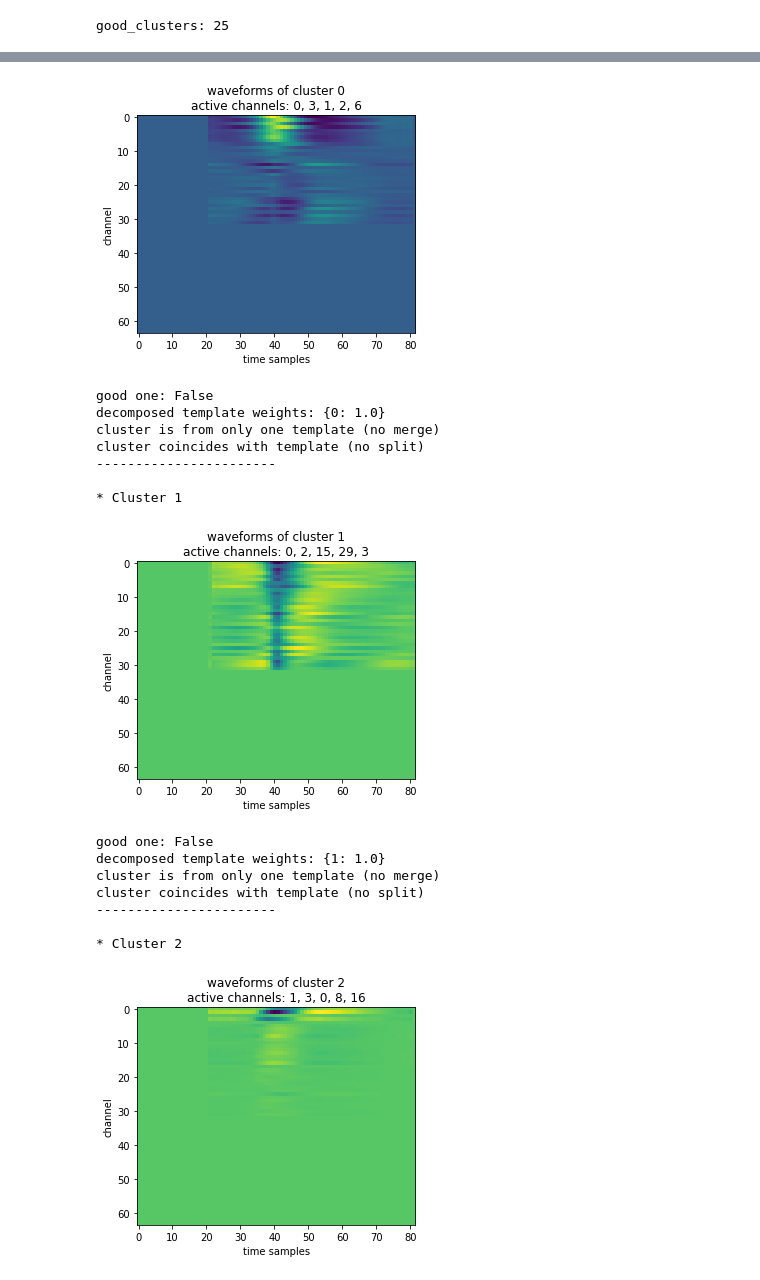
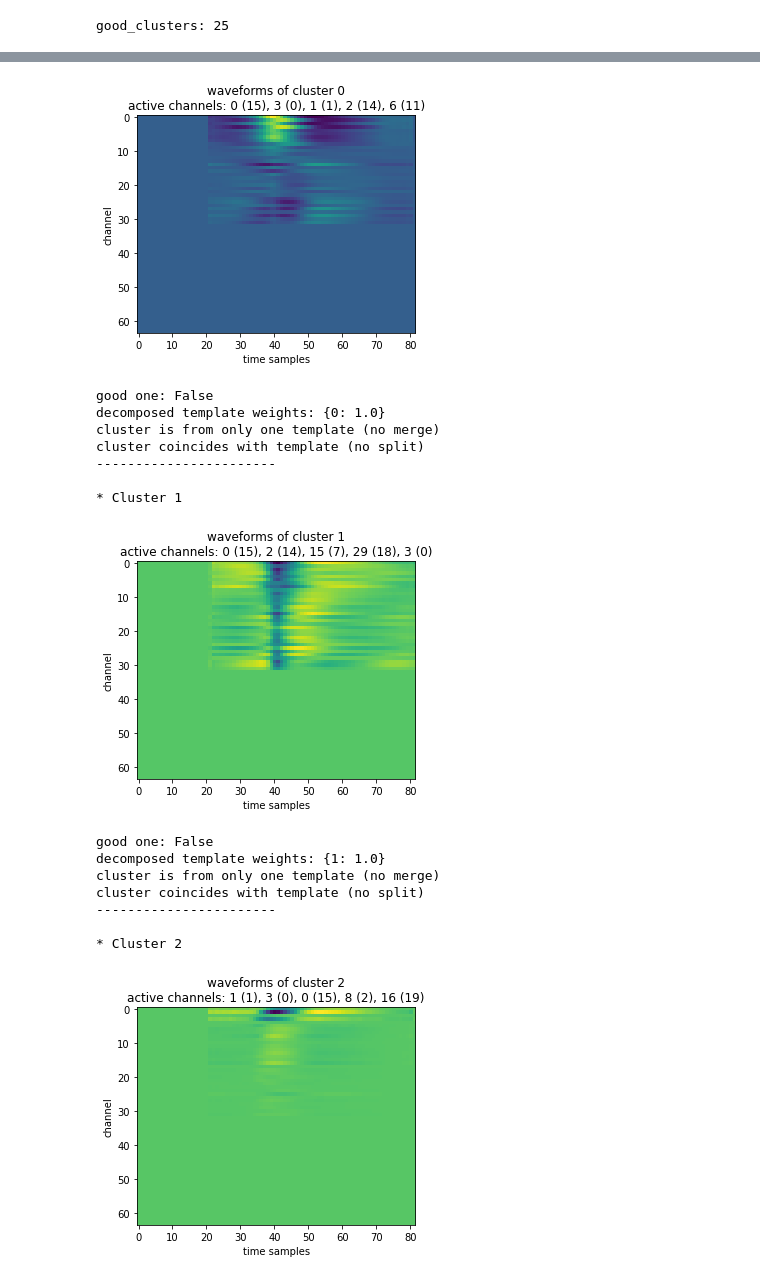
Before and after one commit to kevin-allen/spikeA, a Jupyter notebook: docs_notebooks/cluster-template_waveform_channels.ipynb, the cells around one changed output, grey strips where cells are left out. Saved outputs shown, nothing was run; the diff lists cells and outputs as text; code cells hidden in the pictures.

Commit message:
demonstration: templates/clusters after phy post-processing

```diff
--- a/docs_notebooks/cluster-template_waveform_channels.ipynb
+++ b/docs_notebooks/cluster-template_waveform_channels.ipynb
@@ -433,7 +527,7 @@ for c in ses.clusterids:
     plt.imshow(cluster_waveforms.T)
     plt.xlabel("time samples")
     plt.ylabel("channel")
-    plt.title("waveforms of cluster "+str(c)+"\n"+"active channels: "+', '.join([str(ch) for ch in high_channels]))
+    plt.title("waveforms of cluster "+str(c)+"\n"+"active channels: "+', '.join([str(ch)+" ("+str(ses.channel_map[ch])+")" for ch in high_channels]))
     plt.show()
 
     print("good one:",c in good_clusters)
@@ -441,35 +535,35 @@ for c in ses.clusterids:
     unique, weights = ses.decompose_cluster(c)
     print("decomposed template weights:",dict(zip(unique, weights)))
     if len(unique)==1:
         print("cluster is from only one template (no merge)")
         if unique[0]==c:
             print("cluster coincides with template (no split)")
         else:
             print("cluster is from split template")
     else:
         print("cluster is from merged templates:")
         for t in unique:
             print("- template",t)
             template_waveforms = ses.get_waveforms(t) # waveform by template
             plt.imshow(template_waveforms.T)
             plt.title("waveforms of template "+str(t))
             plt.xlabel("time samples")
             plt.ylabel("channel")
             plt.show()
 
     print("-----------------------")
     print("")
 # %% [output]
 * Cluster 0
-[figure, old version]
+[figure, new version]
 good one: False
 decomposed template weights: {0: 1.0}
 cluster is from only one template (no merge)
 cluster coincides with template (no split)
 -----------------------
 
 * Cluster 1
-[figure, old version]
+[figure, new version]
 good one: False
 decomposed template weights: {1: 1.0}
 cluster is from only one template (no merge)
@@ -477,7 +571,7 @@ cluster coincides with template (no split)
 -----------------------
 
 * Cluster 2
-[figure, old version]
+[figure, new version]
 good one: True
 decomposed template weights: {2: 1.0}
 cluster is from only one template (no merge)
```
Also changed, not shown: parts of 6 cells of this notebook.
